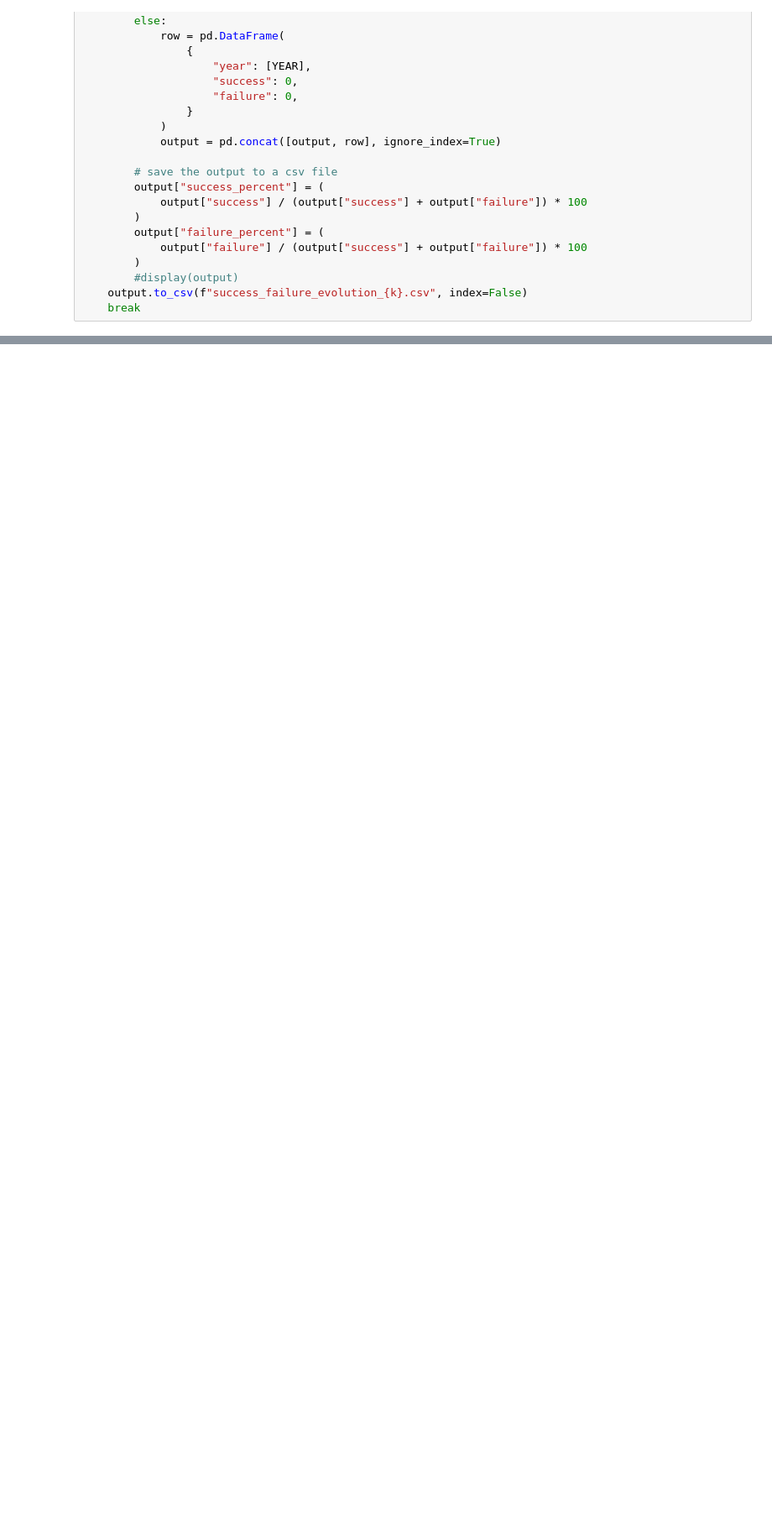
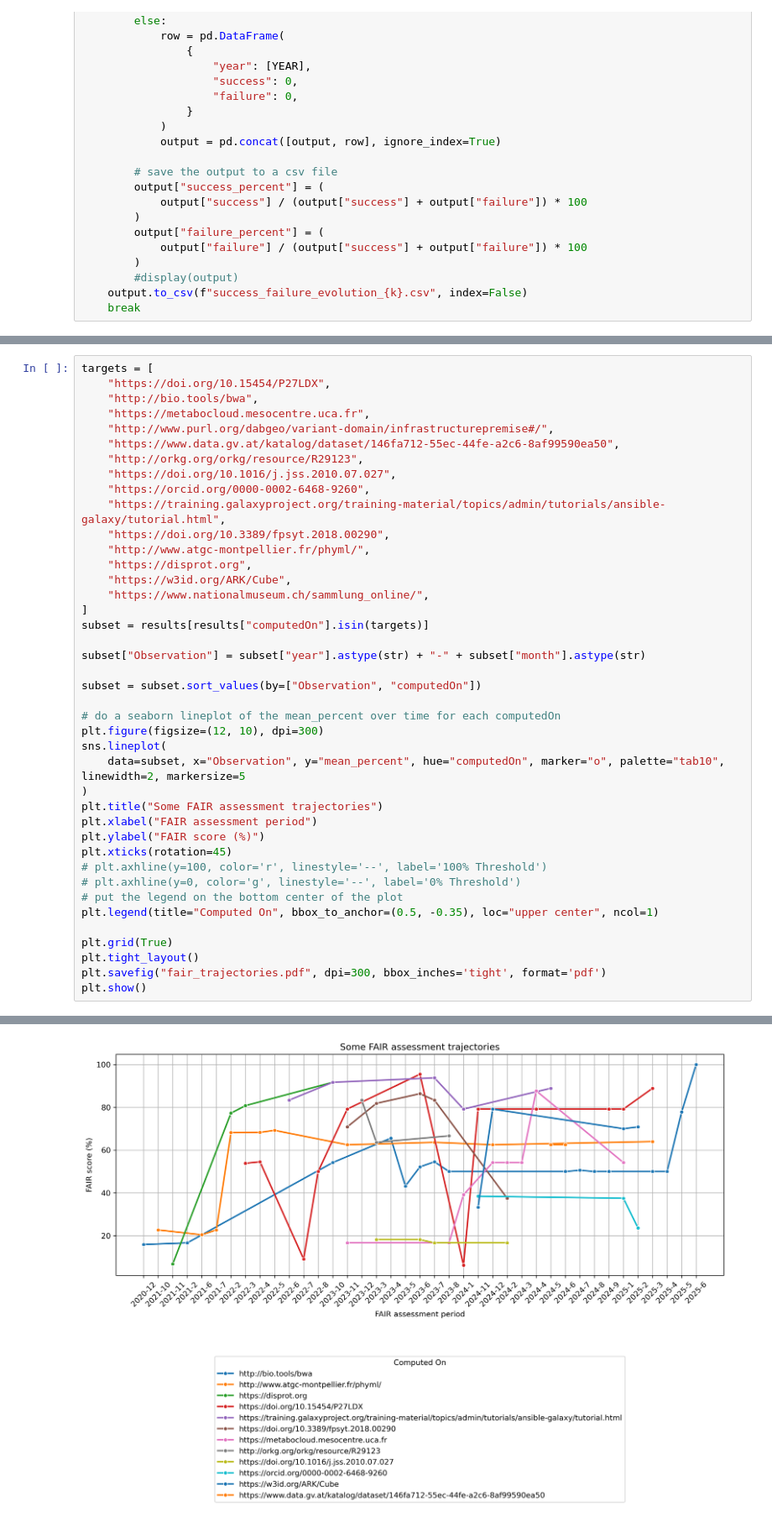
Before and after one commit to IFB-ElixirFr/FAIR-checker, a Jupyter notebook: notebooks/stats/rdf_dump_analysis.ipynb, the cells around one changed output, grey strips where cells are left out. Shown at 84% size. Drawn from its saved outputs; the diff is of its cells as text; blank space fills up the shorter version.

```diff
--- a/notebooks/stats/rdf_dump_analysis.ipynb
+++ b/notebooks/stats/rdf_dump_analysis.ipynb
@@ -811,0 +909,42 @@ for file in csvs:
+# %%
+targets = [
+    "https://doi.org/10.15454/P27LDX",
+    "http://bio.tools/bwa",
+    "https://metabocloud.mesocentre.uca.fr",
+    "http://www.purl.org/dabgeo/variant-domain/infrastructurepremise#/",
+    "https://www.data.gv.at/katalog/dataset/146fa712-55ec-44fe-a2c6-8af99590ea50",
+    "http://orkg.org/orkg/resource/R29123",
+    "https://doi.org/10.1016/j.jss.2010.07.027",
+    "https://orcid.org/0000-0002-6468-9260",
+    "https://training.galaxyproject.org/training-material/topics/admin/tutorials/ansible-galaxy/tutorial.html",
+    "https://doi.org/10.3389/fpsyt.2018.00290",
+    "http://www.atgc-montpellier.fr/phyml/",
+    "https://disprot.org",
+    "https://w3id.org/ARK/Cube",
+    "https://www.nationalmuseum.ch/sammlung_online/",
+]
+subset = results[results["computedOn"].isin(targets)]
+
+subset["Observation"] = subset["year"].astype(str) + "-" + subset["month"].astype(str)
+
+subset = subset.sort_values(by=["Observation", "computedOn"])
+
+# do a seaborn lineplot of the mean_percent over time for each computedOn
+plt.figure(figsize=(12, 10), dpi=300)
+sns.lineplot(
+    data=subset, x="Observation", y="mean_percent", hue="computedOn", marker="o", palette="tab10", linewidth=2, markersize=5
+)
+plt.title("Some FAIR assessment trajectories")
+plt.xlabel("FAIR assessment period")
+plt.ylabel("FAIR score (%)")
+plt.xticks(rotation=45)
+# plt.axhline(y=100, color='r', linestyle='--', label='100% Threshold')
+# plt.axhline(y=0, color='g', linestyle='--', label='0% Threshold')
+# put the legend on the bottom center of the plot
+plt.legend(title="Computed On", bbox_to_anchor=(0.5, -0.35), loc="upper center", ncol=1)
+
+plt.grid(True)
+plt.tight_layout()
+plt.savefig("fair_trajectories.pdf", dpi=300, bbox_inches='tight', format='pdf')
+plt.show()
+# %% [output]
@@ -811,0 +956 @@ for file in csvs:
+[figure, added]
```
Also changed, not shown: parts of 18 cells of this notebook.
